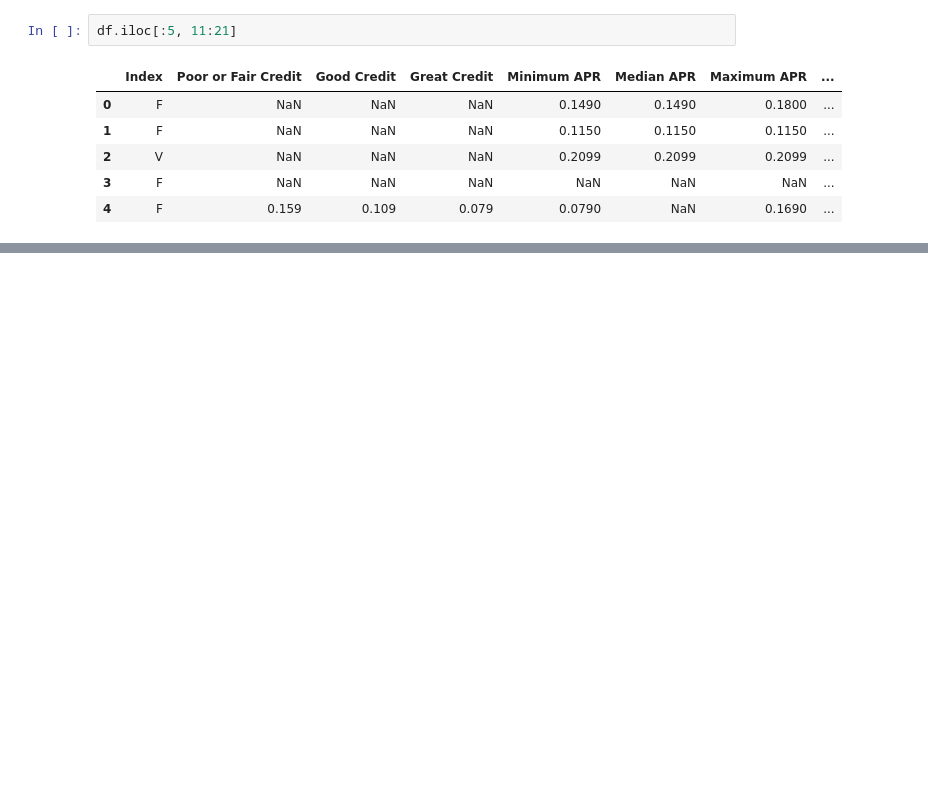
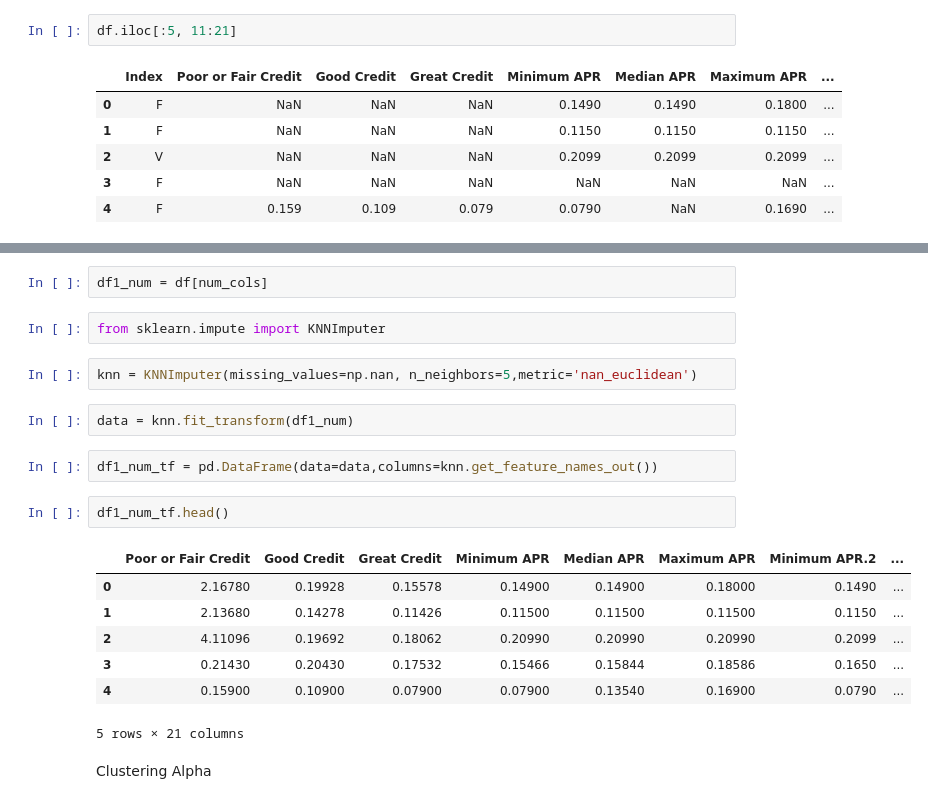
Before and after one commit to DanielGroneberg/TOP_project, a Jupyter notebook: code/CFPB_Updated_Data.ipynb, the cells around one changed output, grey strips where cells are left out. Drawn from its saved outputs; the diff is of its cells as text; blank space fills up the shorter version.

```diff
--- a/code/CFPB_Updated_Data.ipynb
+++ b/code/CFPB_Updated_Data.ipynb
@@ -230,0 +341,22 @@ df.iloc[:5, 61:]
+# %%
+df1_num = df[num_cols]
+# %%
+from sklearn.impute import KNNImputer
+# %%
+knn = KNNImputer(missing_values=np.nan, n_neighbors=5,metric='nan_euclidean')
+# %%
+data = knn.fit_transform(df1_num)
+# %%
+df1_num_tf = pd.DataFrame(data=data,columns=knn.get_feature_names_out())
+# %%
+df1_num_tf.head()
+# %% [output]
+|  | Poor or Fair Credit | Good Credit | Great Credit | Minimum APR | Median APR | Maximum APR | Minimum APR.2 | ... |
+| 0 | 2.16780 | 0.19928 | 0.15578 | 0.14900 | 0.14900 | 0.18000 | 0.1490 | ... |
+| 1 | 2.13680 | 0.14278 | 0.11426 | 0.11500 | 0.11500 | 0.11500 | 0.1150 | ... |
+| 2 | 4.11096 | 0.19692 | 0.18062 | 0.20990 | 0.20990 | 0.20990 | 0.2099 | ... |
+| 3 | 0.21430 | 0.20430 | 0.17532 | 0.15466 | 0.15844 | 0.18586 | 0.1650 | ... |
+| 4 | 0.15900 | 0.10900 | 0.07900 | 0.07900 | 0.13540 | 0.16900 | 0.0790 | ... |
+5 rows × 21 columns
+# %% [markdown]
+Clustering Alpha
```
Also changed, not shown: parts of 22 cells of this notebook.
